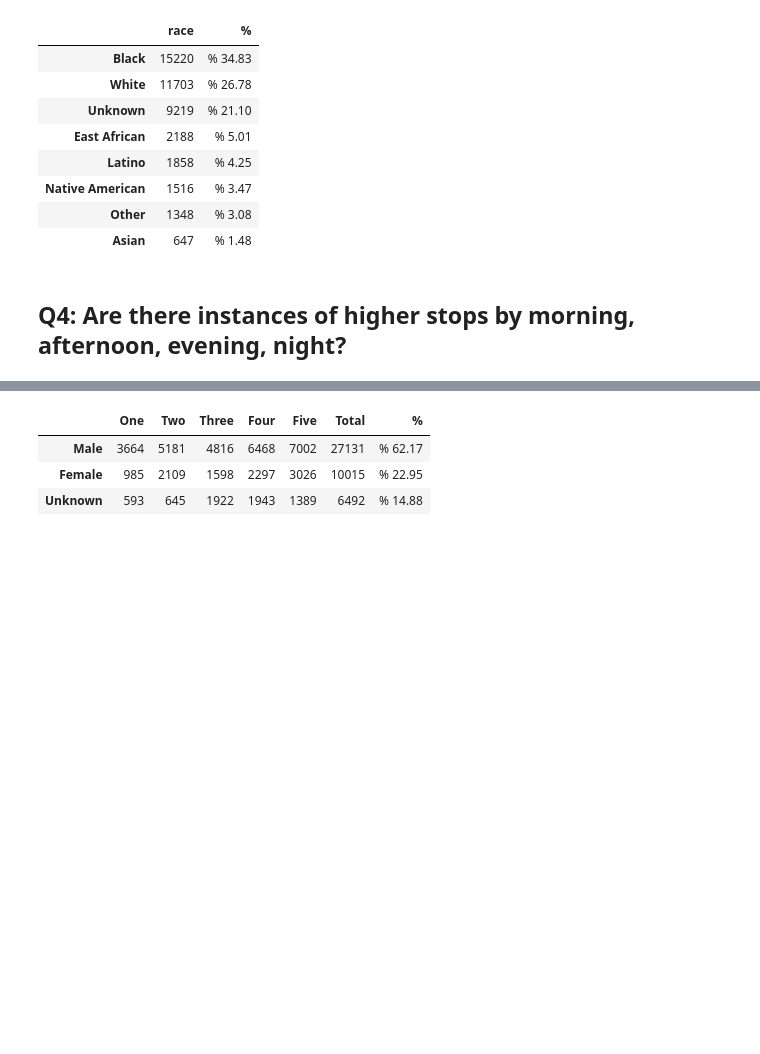
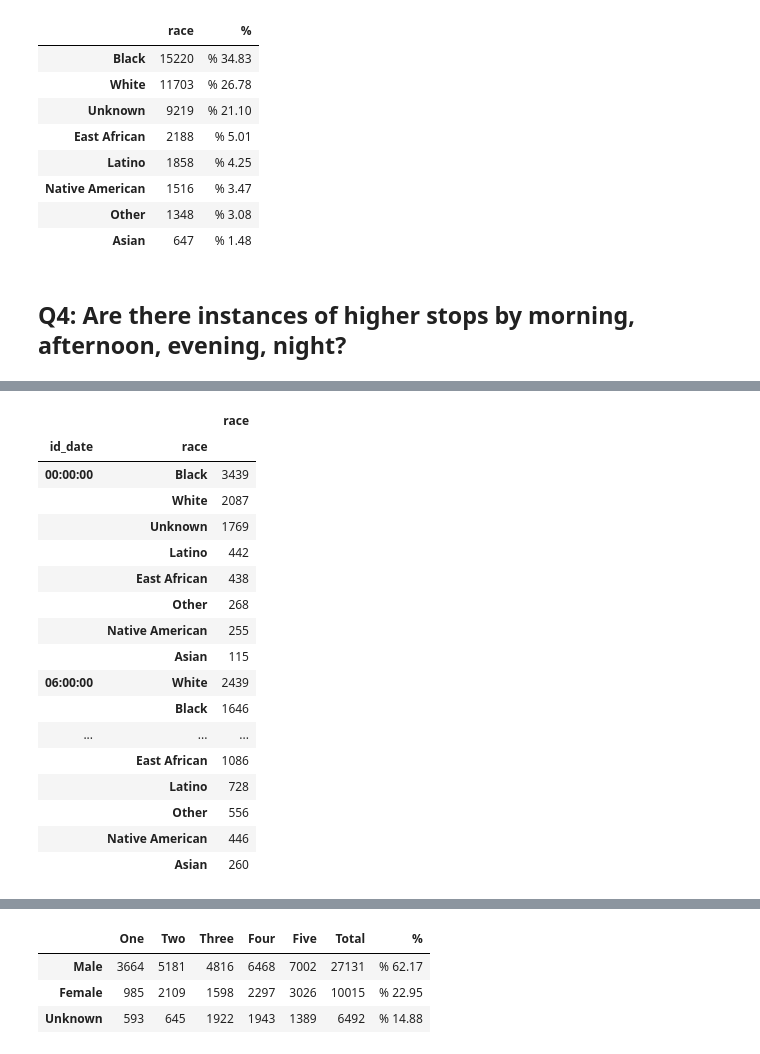
Before and after one commit to elu267/Project_GroupF, a Jupyter notebook: MN_Stop_Data.ipynb, the cells around one changed output, grey strips where cells are left out. Drawn from its saved outputs; the diff is of its cells as text; code cells hidden in the pictures; blank space fills up the shorter version.

```diff
--- a/MN_Stop_Data.ipynb
+++ b/MN_Stop_Data.ipynb
@@ -170,3 +233,26 @@ time_of_day
+# %%
+timeDF3 = cleanDF.groupby(grouper)['race'].value_counts()
+timeDF3 = pd.DataFrame(timeDF3)
+timeDF3
+# %% [output]
+|  |  | race |
+| id_date | race |  |
+| 00:00:00 | Black | 3439 |
+|  | White | 2087 |
+|  | Unknown | 1769 |
+|  | Latino | 442 |
+|  | East African | 438 |
+|  | Other | 268 |
+|  | Native American | 255 |
+|  | Asian | 115 |
+| 06:00:00 | White | 2439 |
+|  | Black | 1646 |
+| ... | ... | ... |
+|  | East African | 1086 |
+|  | Latino | 728 |
+|  | Other | 556 |
+|  | Native American | 446 |
+|  | Asian | 260 |
 # %%
 # stops per precinct by race
 # count of stops per race per precinct
```
Also changed, not shown: parts of 5 cells of this notebook.
